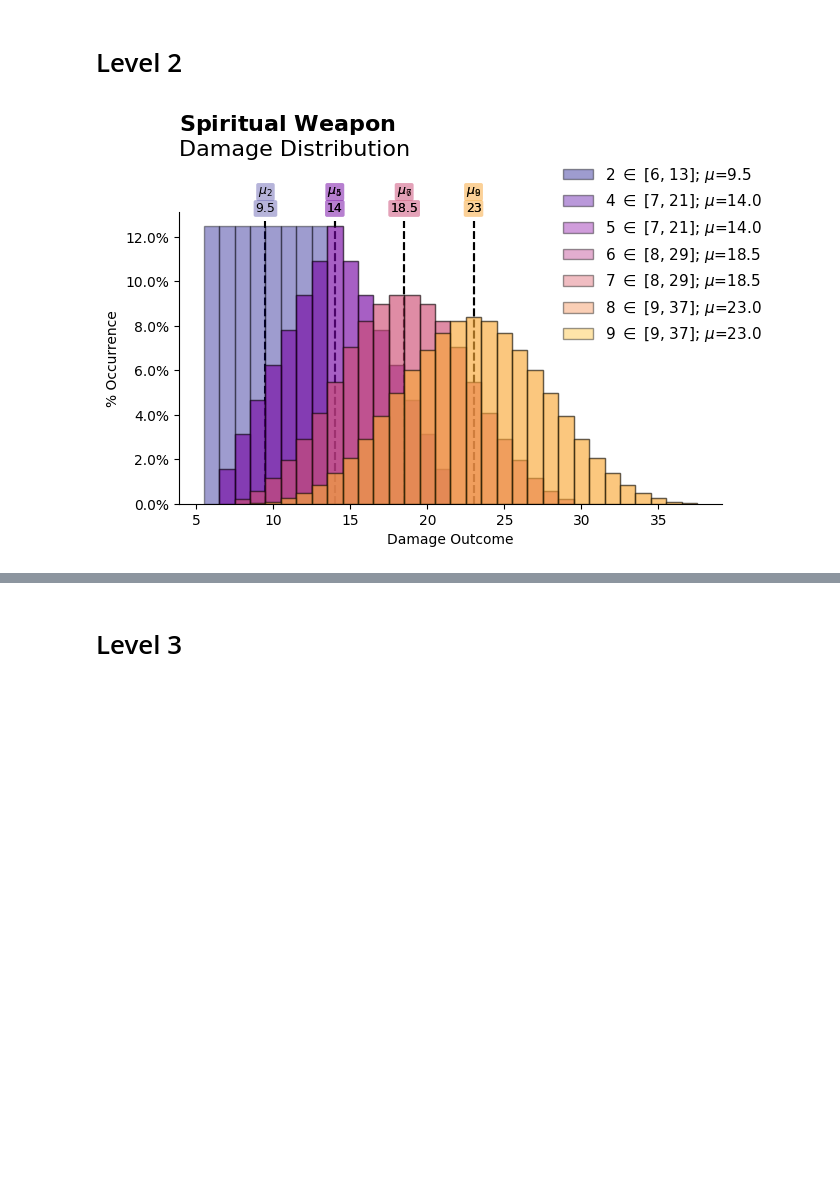
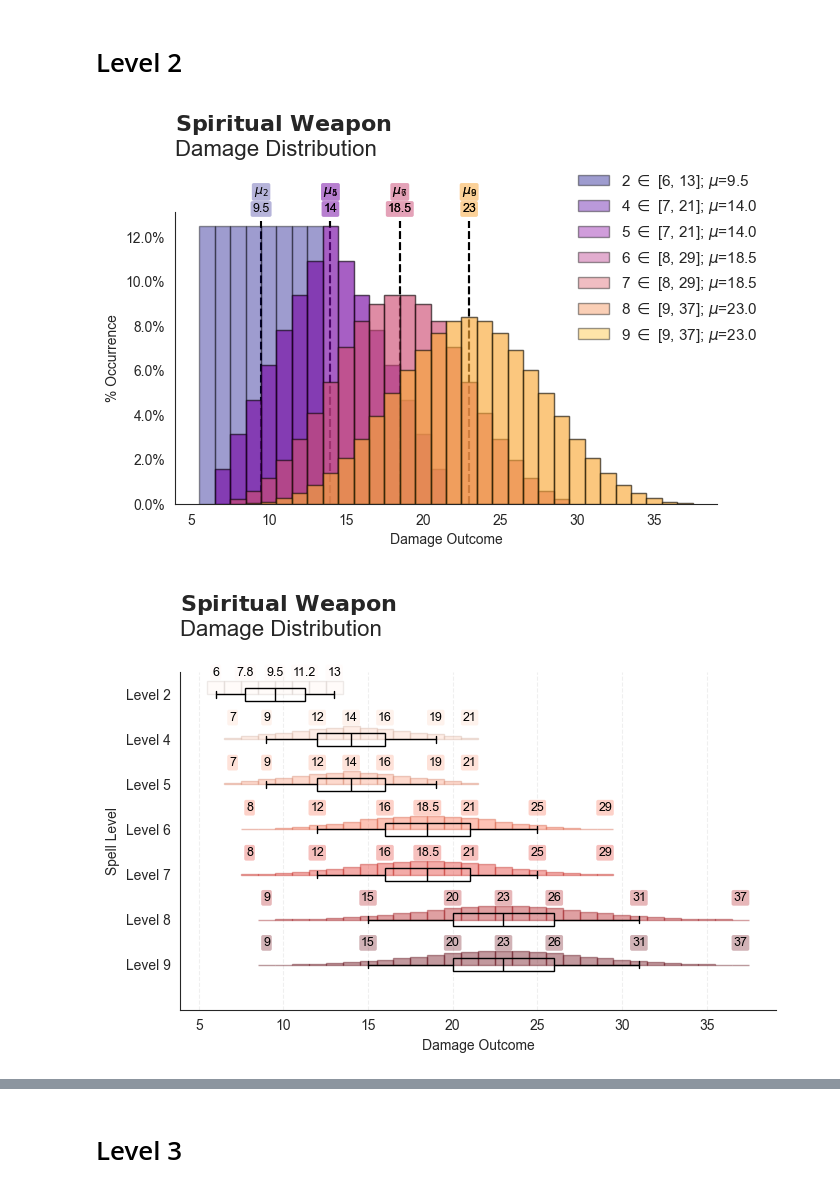
Before and after one commit to H-unter/Diceroll, a Jupyter notebook: spells.ipynb, the cells around one changed output, grey strips where cells are left out. Saved outputs shown, nothing was run; the diff lists cells and outputs as text; code cells hidden in the pictures; blank space fills up the shorter version.

```diff
--- a/spells.ipynb
+++ b/spells.ipynb
@@ -62,18 +71,20 @@ AttributeError: 'Spell' object has no attribute 'plot_damage'
 # %%
 spiritual_weapon = Spell(
     name="Spiritual Weapon",
     starting_level=2,
     starting_damage_diceroll="1d8+5",
     damage_increment_diceroll="1d8",
     num_levels_per_damage_increase=2,
     is_saving_throw=False
 )
 spiritual_weapon.plot_damage()
+spiritual_weapon.boxplot_damage(colormap=plt.cm.Reds)
 plt.savefig("spell_plots/spiritual_weapon.png", dpi=500, bbox_inches='tight')
 
 # TODO: fix the repeated legend
 # %% [output]
-[figure, old version]
+[figure, new version]
+[figure, added]
 # %%
 scorching_ray = Spell(
     name="Scorching Ray",
```
Also changed, not shown: parts of 7 cells of this notebook, 1 other file.
